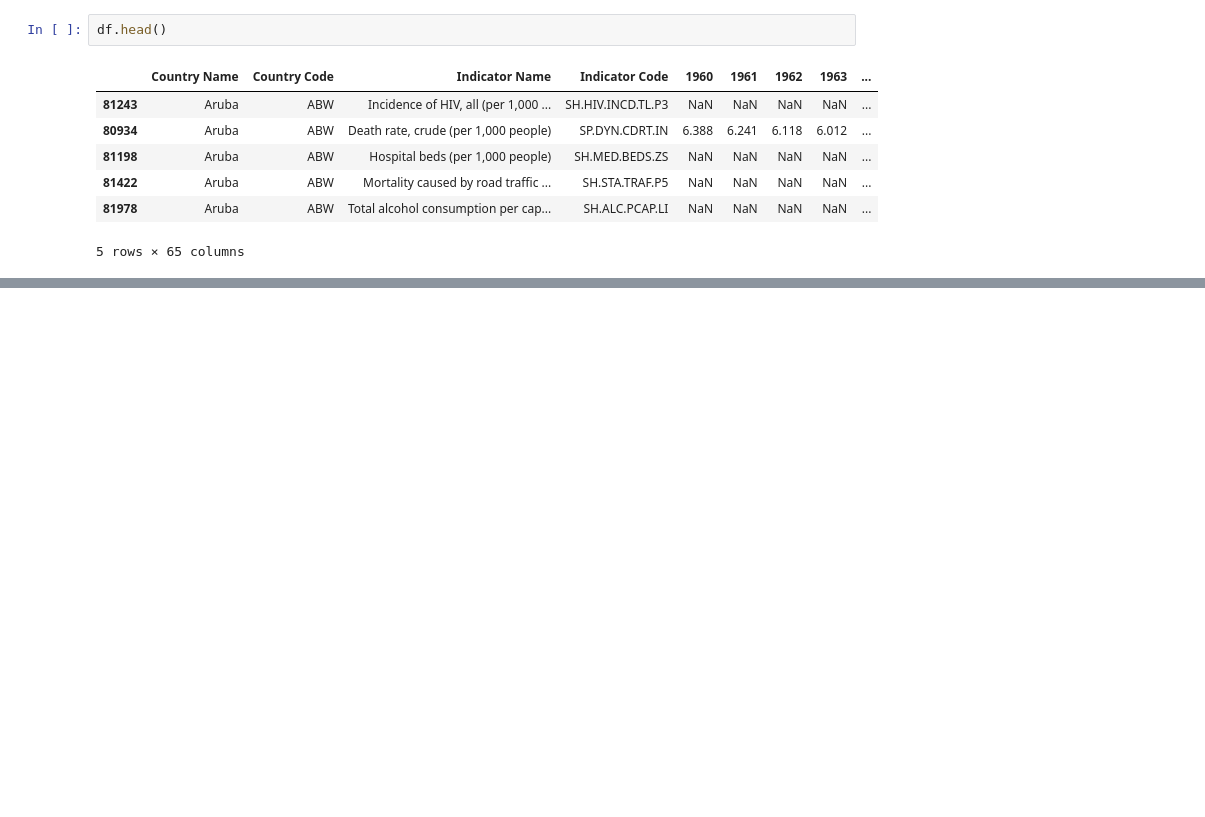
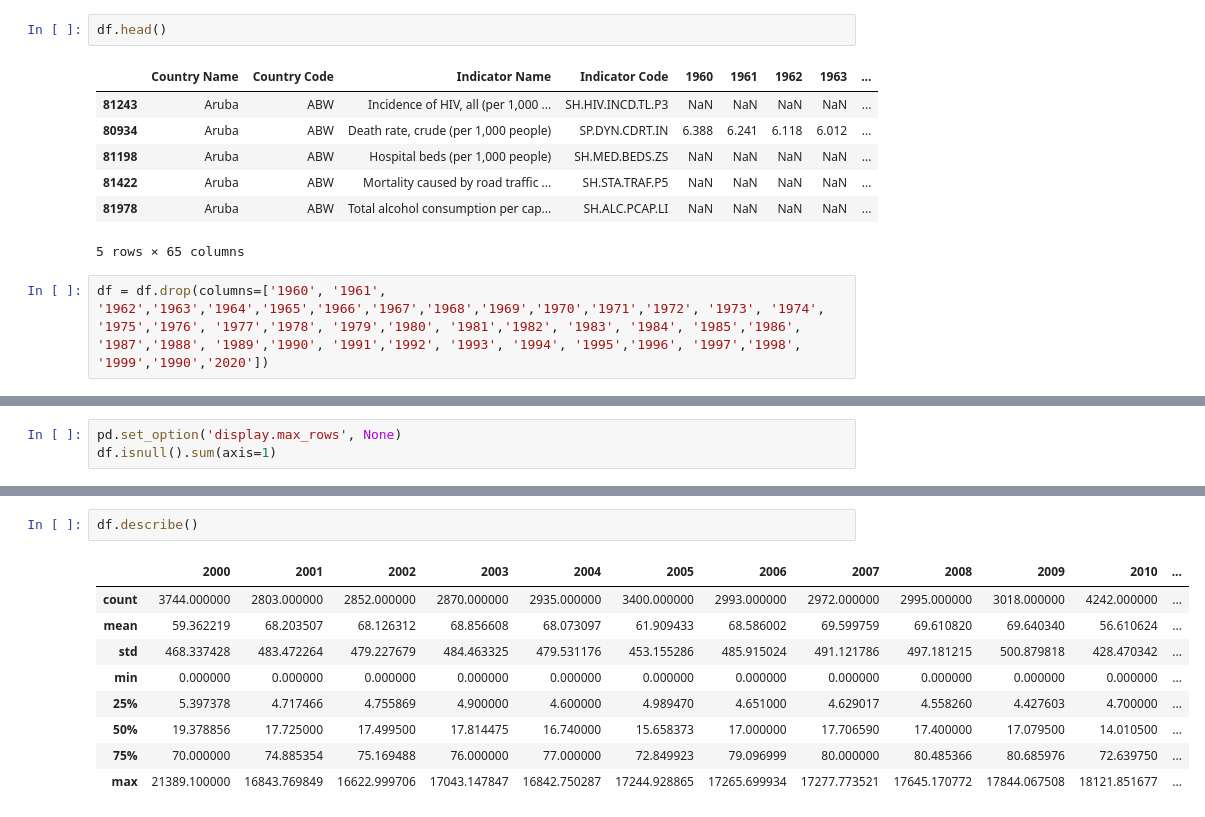
Before and after one commit to susovd/life-expectancy-project, a Jupyter notebook: ETL.ipynb, the cells around one changed output, grey strips where cells are left out. Cells and saved outputs as stored; diff of their text form; blank space fills up the shorter version.

```diff
--- a/ETL.ipynb
+++ b/ETL.ipynb
@@ -89,3 +102,5 @@ df.head()
 | 81422 | Aruba | ABW | Mortality caused by road traffic ... | SH.STA.TRAF.P5 | NaN | NaN | NaN | NaN | ... |
 | 81978 | Aruba | ABW | Total alcohol consumption per cap... | SH.ALC.PCAP.LI | NaN | NaN | NaN | NaN | ... |
 5 rows × 65 columns
+# %%
+df = df.drop(columns=['1960', '1961', '1962','1963','1964','1965','1966','1967','1968','1969','1970','1971','1972', '1973', '1974', '1975','1976', '1977','1978', '1979','1980', '1981','1982', '1983', '1984', '1985','1986', '1987','1988', '1989','1990', '1991','1992', '1993', '1994', '1995','1996', '1997','1998', '1999','1990','2020'])
@@ -91,0 +117,3 @@ df.head()
+# %%
+pd.set_option('display.max_rows', None)
+df.isnull().sum(axis=1)
@@ -91,0 +138,12 @@ df.head()
+# %%
+df.describe()
+# %% [output]
+|  | 2000 | 2001 | 2002 | 2003 | 2004 | 2005 | 2006 | 2007 | 2008 | 2009 | 2010 | ... |
+| count | 3744.000000 | 2803.000000 | 2852.000000 | 2870.000000 | 2935.000000 | 3400.000000 | 2993.000000 | 2972.000000 | 2995.000000 | 3018.000000 | 4242.000000 | ... |
+| mean | 59.362219 | 68.203507 | 68.126312 | 68.856608 | 68.073097 | 61.909433 | 68.586002 | 69.599759 | 69.610820 | 69.640340 | 56.610624 | ... |
+| std | 468.337428 | 483.472264 | 479.227679 | 484.463325 | 479.531176 | 453.155286 | 485.915024 | 491.121786 | 497.181215 | 500.879818 | 428.470342 | ... |
+| min | 0.000000 | 0.000000 | 0.000000 | 0.000000 | 0.000000 | 0.000000 | 0.000000 | 0.000000 | 0.000000 | 0.000000 | 0.000000 | ... |
+| 25% | 5.397378 | 4.717466 | 4.755869 | 4.900000 | 4.600000 | 4.989470 | 4.651000 | 4.629017 | 4.558260 | 4.427603 | 4.700000 | ... |
+| 50% | 19.378856 | 17.725000 | 17.499500 | 17.814475 | 16.740000 | 15.658373 | 17.000000 | 17.706590 | 17.400000 | 17.079500 | 14.010500 | ... |
+| 75% | 70.000000 | 74.885354 | 75.169488 | 76.000000 | 77.000000 | 72.849923 | 79.096999 | 80.000000 | 80.485366 | 80.685976 | 72.639750 | ... |
+| max | 21389.100000 | 16843.769849 | 16622.999706 | 17043.147847 | 16842.750287 | 17244.928865 | 17265.699934 | 17277.773521 | 17645.170772 | 17844.067508 | 18121.851677 | ... |
```
Also changed, not shown: parts of 12 cells of this notebook.
